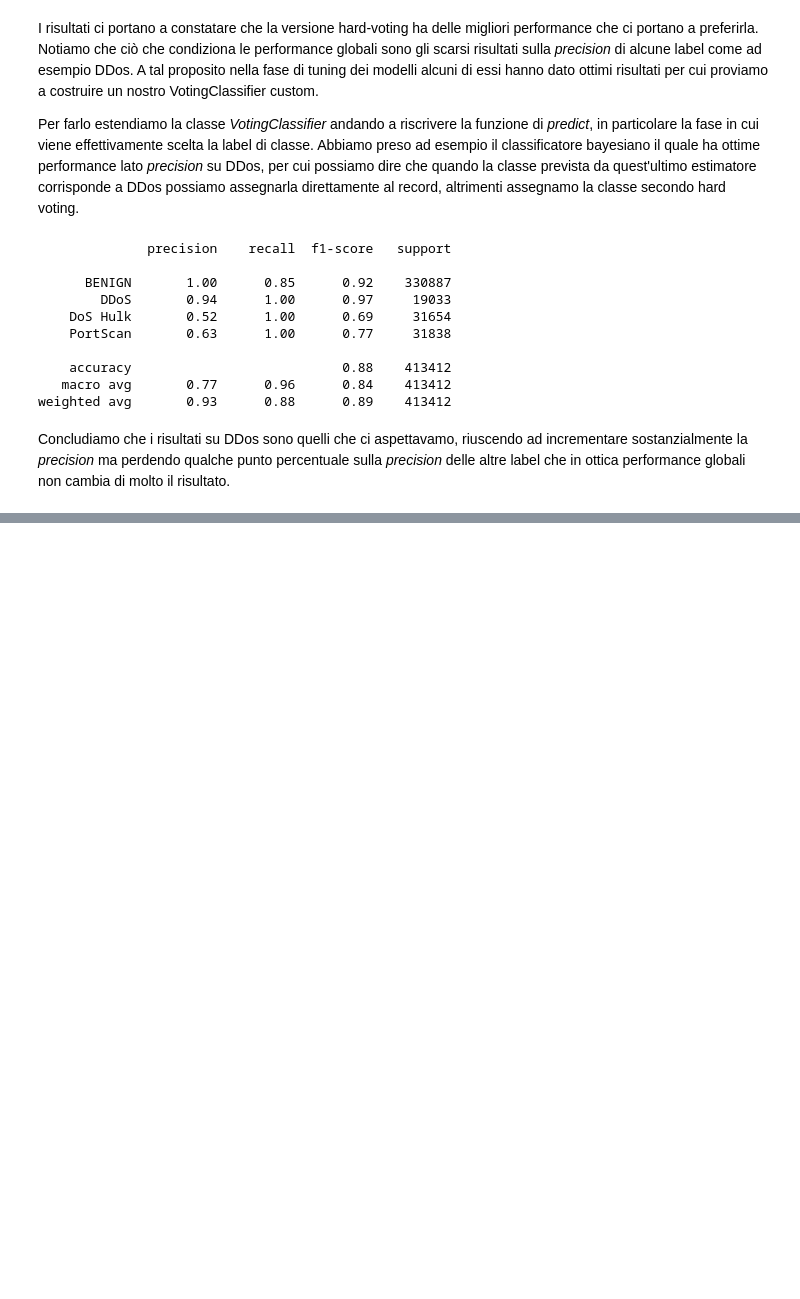
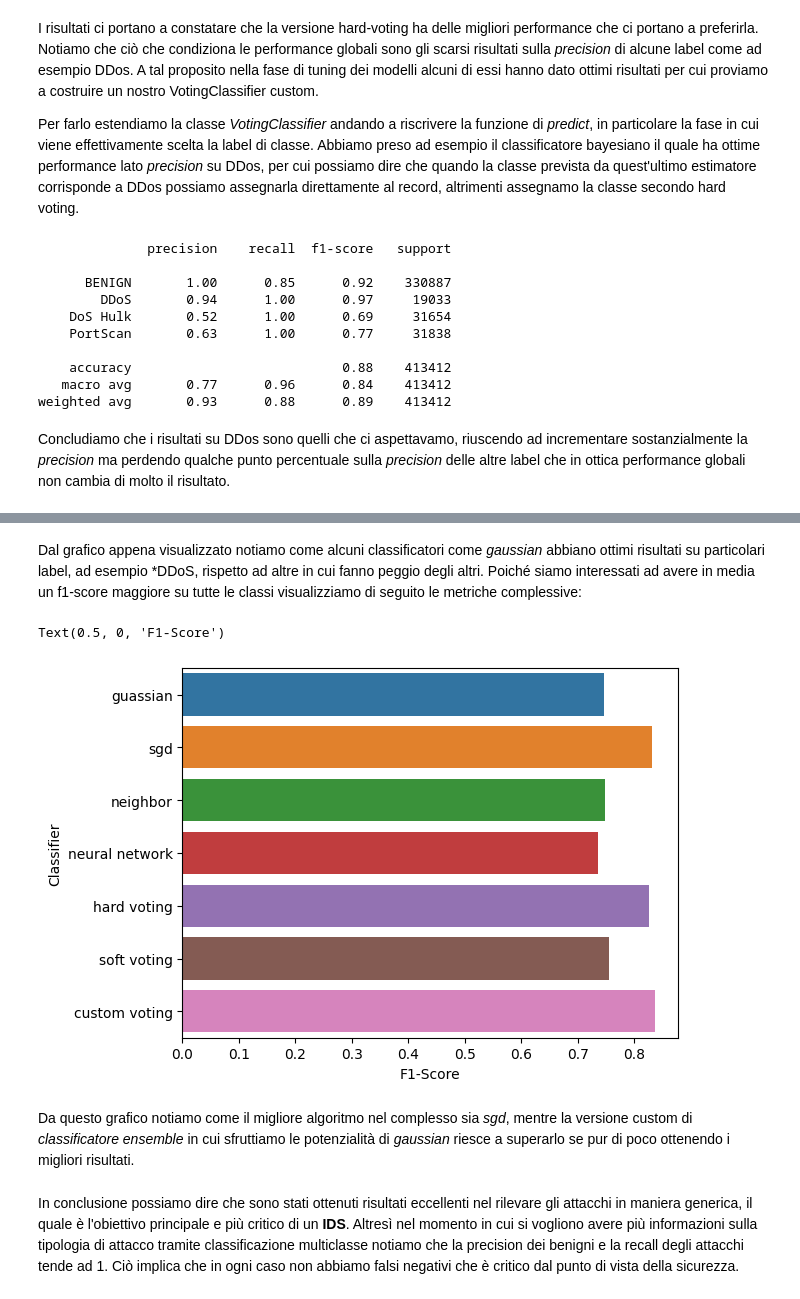
Before and after one commit to rot13-git/Dm-Project, a Jupyter notebook: fork-of-test-2017.ipynb, the cells around one changed output, grey strips where cells are left out. Saved outputs shown, nothing was run; the diff lists cells and outputs as text; code cells hidden in the pictures; blank space fills up the shorter version.

Commit message:
Final version

```diff
--- a/fork-of-test-2017.ipynb
+++ b/fork-of-test-2017.ipynb
@@ -1263,0 +1301,14 @@ Concludiamo che i risultati su DDos sono quelli che ci aspettavamo, riuscendo ad
+# %% [markdown]
+Dal grafico appena visualizzato notiamo come alcuni classificatori come *gaussian* abbiano ottimi risultati su particolari label, ad esempio *DDoS, rispetto ad altre in cui fanno peggio degli altri. Poiché siamo interessati ad avere in media un f1-score maggiore su tutte le classi visualizziamo di seguito le metriche complessive:
+# %%
+f1macro_classifi = pd.melt(score, id_vars=['Classifier'], value_vars=['F1_score'])
+sns.barplot(data=f1macro_classifi,x='value',y='Classifier', orient='h')
+
+plt.xlabel('F1-Score')
+# %% [output]
+Text(0.5, 0, 'F1-Score')
+[figure, added]
+# %% [markdown]
+Da questo grafico notiamo come il migliore algoritmo nel complesso sia *sgd*, mentre la versione custom di *classificatore ensemble* in cui sfruttiamo le potenzialità di *gaussian* riesce a superarlo se pur di poco ottenendo i migliori risultati.
+# %% [markdown]
+In conclusione possiamo dire che sono stati ottenuti risultati eccellenti nel rilevare gli attacchi in maniera generica, il quale è l'obiettivo principale e più critico di un **IDS**. Altresì nel momento in cui si vogliono avere più informazioni sulla tipologia di attacco tramite classificazione multiclasse notiamo che la precision dei benigni e la recall degli attacchi tende ad 1. Ciò implica che in ogni caso non abbiamo falsi negativi che è critico dal punto di vista della sicurezza.
```
Also changed, not shown: parts of 25 cells of this notebook.
